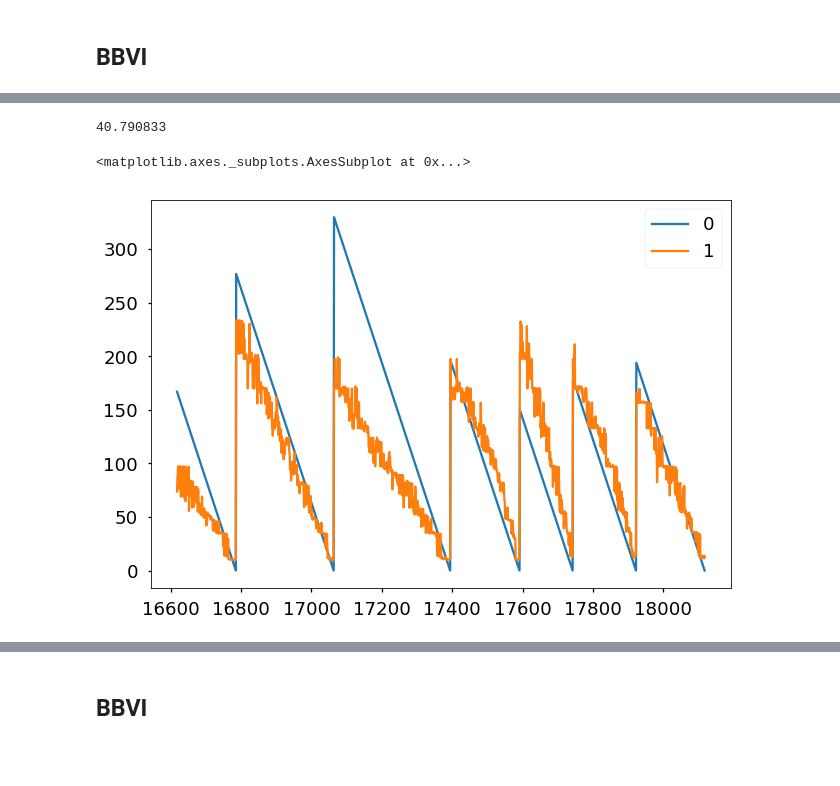
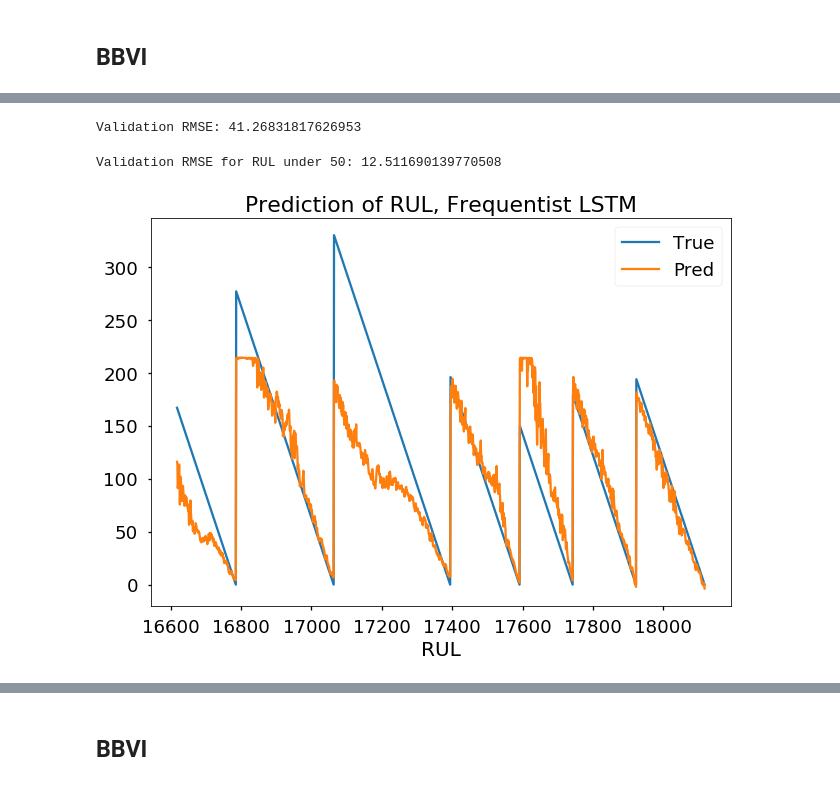
Before and after one commit to zhiruiwang/probprog-project, a Jupyter notebook: notebook/Bayesian RNN final report.ipynb, the cells around one changed output, grey strips where cells are left out. Cells and saved outputs as stored; diff of their text form; code cells hidden in the pictures; blank space fills up the shorter version.

```diff
--- a/notebook/Bayesian RNN final report.ipynb
+++ b/notebook/Bayesian RNN final report.ipynb
@@ -111,12 +114,12 @@ First, we will not use RNN structure but fully conected layers to build a baseli
 # %%
 model = Sequential()
 
-model.add(Dense(10,
+model.add(Dense(H,
          input_shape=[D],activation='tanh'))
 
 model.add(Dense(units=1))
 nadam = Nadam(lr=0.05)
 model.compile(loss='mean_squared_error', optimizer=nadam, metrics=['mean_squared_error'])
 model.fit(seq_array1[:,sequence_length-1,:], label_array1, epochs=300, batch_size=200,
-          validation_data=(seq_array2[:,sequence_length-1,:],label_array2), verbose=0)
+          validation_data=(seq_array2[:,sequence_length-1,:],label_array2), verbose=0);
 # %% [output]
@@ -229,5 +246,5 @@ model.add(SimpleRNN(
 model.add(Dense(units=1))
 model.compile(loss='mean_squared_error', optimizer='nadam', metrics=['mean_squared_error'])
 model.fit(seq_array1, label_array1, epochs=300, batch_size=200,
-          validation_data=(seq_array2,label_array2), verbose=1)
+          validation_data=(seq_array2,label_array2), verbose=0);
 # %% [output]
@@ -329,0 +380,11 @@ sns.distplot(y_pred)
+# %%
+model = Sequential()
+
+model.add(LSTM(
+         input_shape=(sequence_length, D),
+         units=H))
+
+model.add(Dense(units=1))
+model.compile(loss='mean_squared_error', optimizer='nadam', metrics=['mean_squared_error'])
+model.fit(seq_array1, label_array1, epochs=300, batch_size=200,
+          validation_data=(seq_array2,label_array2), verbose=0);
@@ -330,9 +398,15 @@ sns.distplot(y_pred)
 # %%
-np.sqrt(mean_squared_error(label_array2,y_pred))
+print(f'Validation RMSE: {np.sqrt(mean_squared_error(label_array2,y_pred))}')
 # %% [output]
-40.790833
+Validation RMSE: 41.26831817626953
+# %%
+print(f'Validation RMSE for RUL under 50: {np.sqrt(mean_squared_error(label_array2[less_50],\
+      y_pred[less_50]))}')
+# %% [output]
+Validation RMSE for RUL under 50: 12.511690139770508
 # %%
-pd.DataFrame([label_array2,y_pred]).transpose()[-1500:].plot()
+pd.DataFrame([label_array2,y_pred]).transpose().rename(columns={0:'True',1:'Pred'})[-1500:].plot()
+plt.title('Prediction of RUL, Frequentist LSTM')
+plt.xlabel('RUL');
 # %% [output]
-<matplotlib.axes._subplots.AxesSubplot at 0x...>
-[figure, old version]
+[figure, new version]
```
Also changed, not shown: parts of 121 cells of this notebook, 4 other files.
